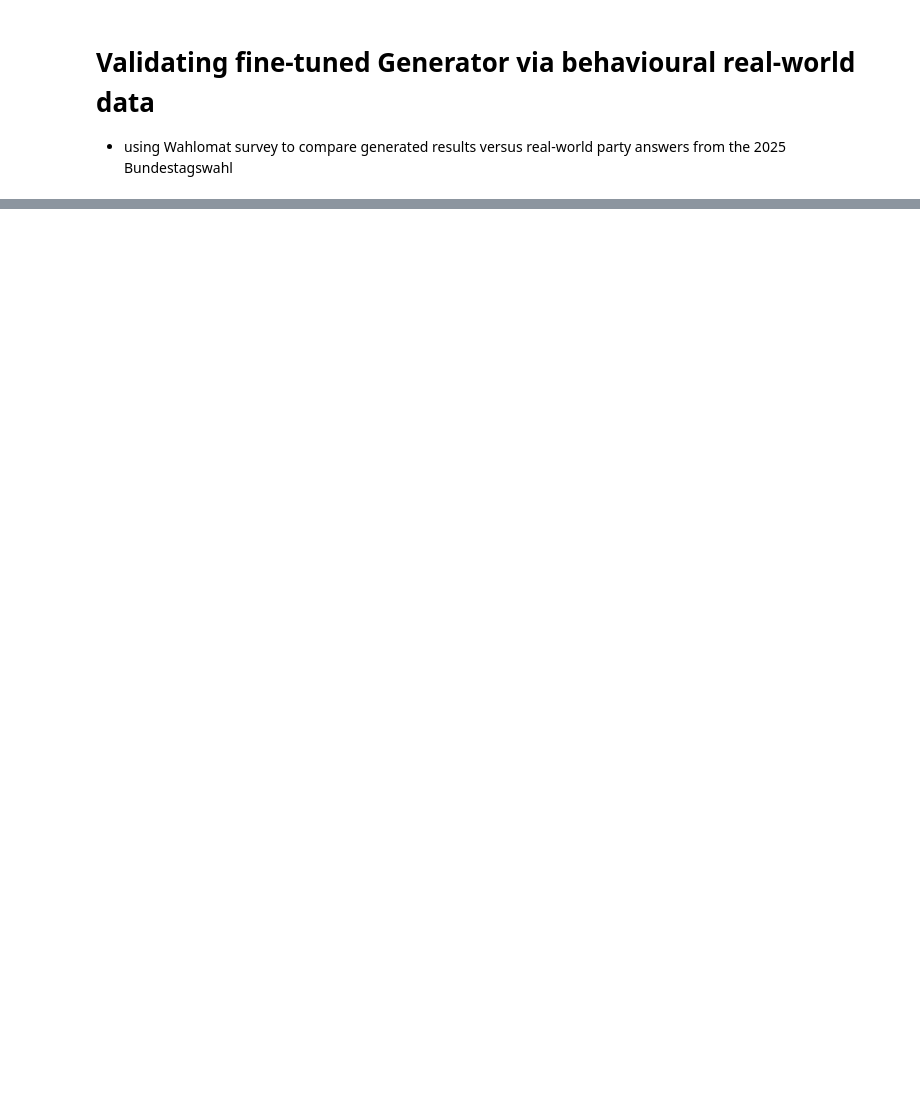
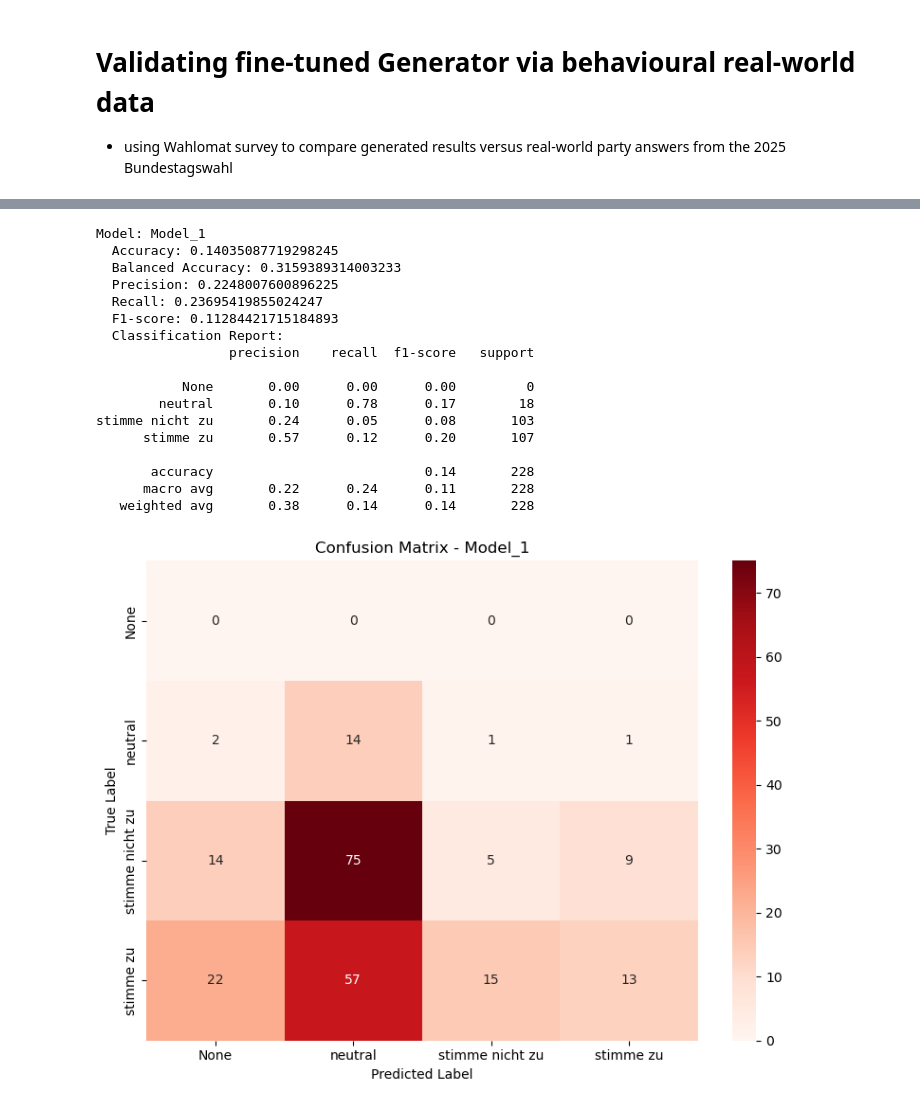
Before and after one commit to EstelleKlevenz/dlss-legis-ex-machina, a Jupyter notebook: code/4.1_validation_via_Wahlomat.ipynb, the cells around one changed output, grey strips where cells are left out. Drawn from its saved outputs; the diff is of its cells as text; code cells hidden in the pictures; blank space fills up the shorter version.

```diff
--- a/code/4.1_validation_via_Wahlomat.ipynb
+++ b/code/4.1_validation_via_Wahlomat.ipynb
@@ -45,0 +47,4 @@ Name: count, dtype: int64
+# %%
+# editing the answers in new column: all to lower case, removing all punctuation
+wahlomat_data["model_answer_01_edit"] = wahlomat_data["model_answer_01"].str.lower().str.translate(str.maketrans('', '', string.punctuation))
+wahlomat_data["model_answer_03_edit"] = wahlomat_data["model_answer_03"].str.lower().str.translate(str.maketrans('', '', string.punctuation))
@@ -46,2 +67,16 @@ Name: count, dtype: int64
 # %%
-print(wahlomat_data['model_answer_01'])
+# function to extract right class/label from long model answers
+def classify_model_answer(text):
+    if not isinstance(text, str):
+        return 'None'
+
+    if re.search(r'neutral', text):
+        return 'neutral'
+
+    if re.search(r'\b(stimme|stimm|stimmt)\s*(dazu|zu)\b|stimmtzu|stimmzu|ich\s+bin\s+dafür', text):
+        return 'stimme zu'
+
+    if re.search(r'\bstimme\s+nicht\s+zu\b|dagegen\b|ich\s+bin\s+dagegen|stimmtnichtto', text):
+        return 'stimme nicht zu'
+
+    return 'None'
@@ -60,0 +226,21 @@ Name: model_answer_01, Length: 228, dtype: object
+# %%
+model_1 = get_metrics(wahlomat_data["answer"], wahlomat_data["model_1_cat"], "Model_1")
+# %% [output]
+Model: Model_1
+  Accuracy: 0.14035087719298245
+  Balanced Accuracy: 0.3159389314003233
+  Precision: 0.2248007600896225
+  Recall: 0.23695419855024247
+  F1-score: 0.11284421715184893
+  Classification Report:
+                 precision    recall  f1-score   support
+
+           None       0.00      0.00      0.00         0
+        neutral       0.10      0.78      0.17        18
+stimme nicht zu       0.24      0.05      0.08       103
+      stimme zu       0.57      0.12      0.20       107
+
+       accuracy                           0.14       228
+      macro avg       0.22      0.24      0.11       228
+   weighted avg       0.38      0.14      0.14       228
+[figure, added]
```
Also changed, not shown: parts of 15 cells of this notebook.
